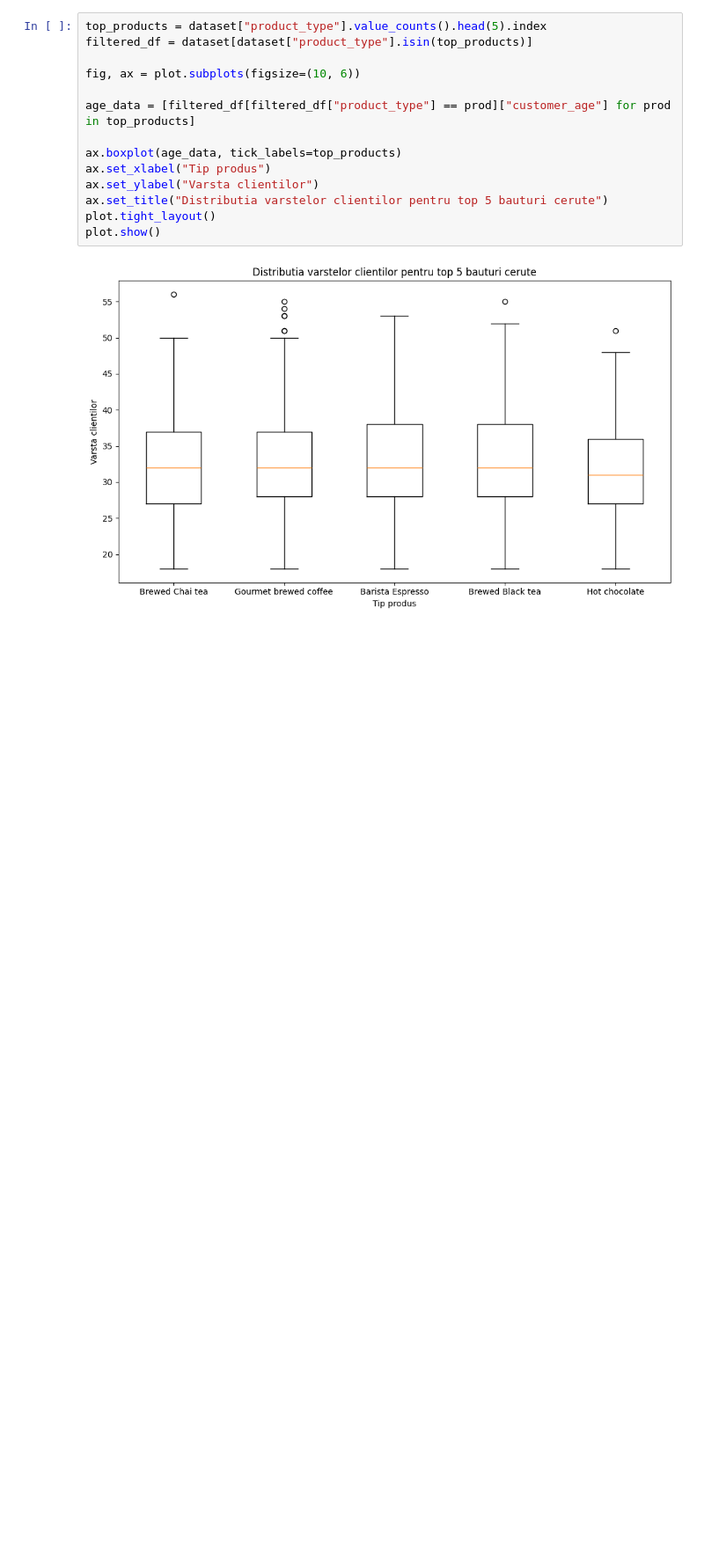
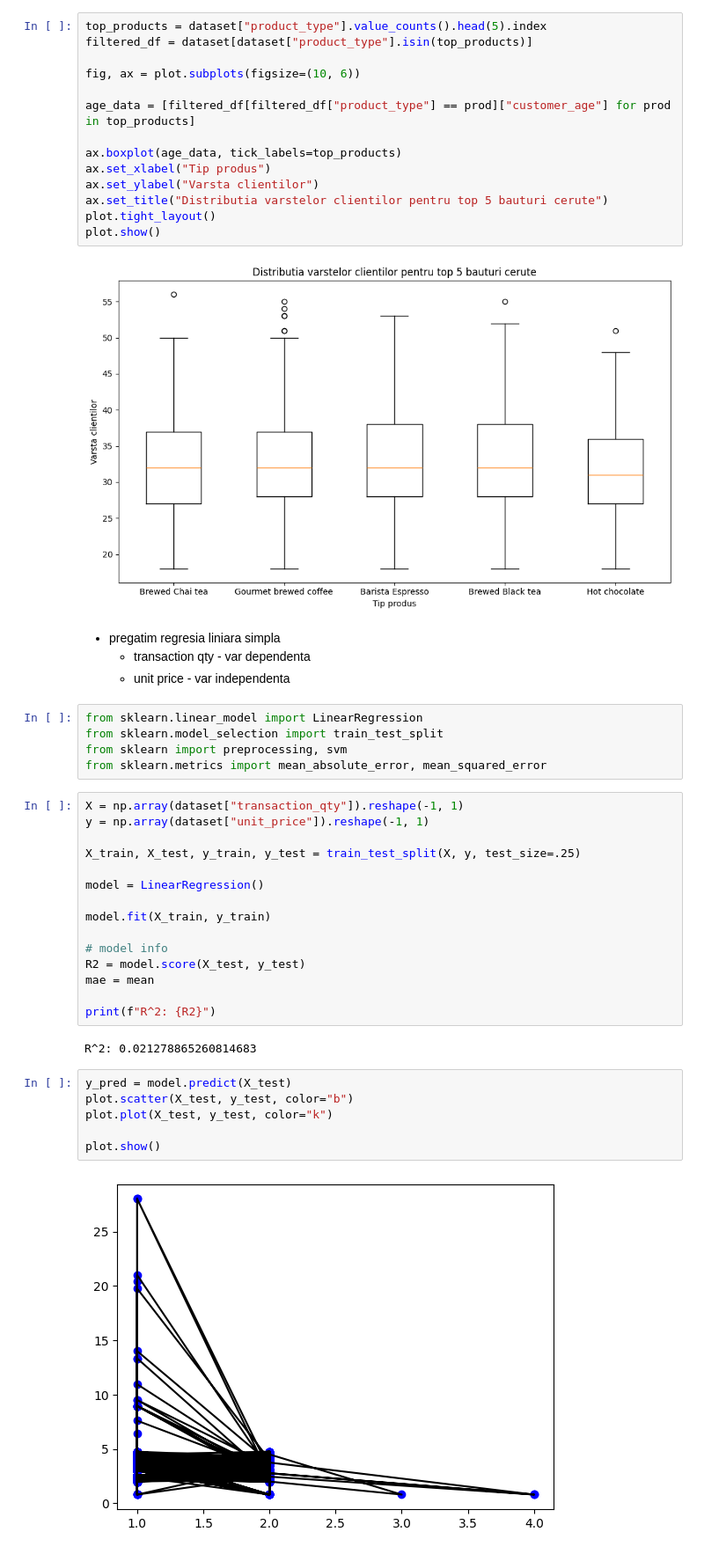
Before and after one commit to Danix43/Proiect-Python, a Jupyter notebook: Proiect-Python.ipynb, the cells around one changed output. Shown: that part at 88% size. Cells and saved outputs as stored; diff of their text form; blank space fills up the shorter version.

Commit message:
Added liniar regresion

```diff
--- a/Proiect-Python.ipynb
+++ b/Proiect-Python.ipynb
@@ -135,3 +135,37 @@ plot.tight_layout()
 plot.show()
 # %% [output]
 [figure]
+# %% [markdown]
+- pregatim regresia liniara simpla
+  - transaction qty - var dependenta
+  - unit price - var independenta
+# %%
+from sklearn.linear_model import LinearRegression
+from sklearn.model_selection import train_test_split
+from sklearn import preprocessing, svm
+from sklearn.metrics import mean_absolute_error, mean_squared_error
+# %%
+X = np.array(dataset["transaction_qty"]).reshape(-1, 1)
+y = np.array(dataset["unit_price"]).reshape(-1, 1)
+
+X_train, X_test, y_train, y_test = train_test_split(X, y, test_size=.25)
+
+model = LinearRegression()
+
+model.fit(X_train, y_train)
+
+# model info
+R2 = model.score(X_test, y_test)
+mae = mean
+
+print(f"R^2: {R2}")
+# %% [output]
+R^2: 0.021278865260814683
+# %%
+y_pred = model.predict(X_test)
+plot.scatter(X_test, y_test, color="b")
+plot.plot(X_test, y_test, color="k")
+
+plot.show()
+# %% [output]
+[figure, added]
```
